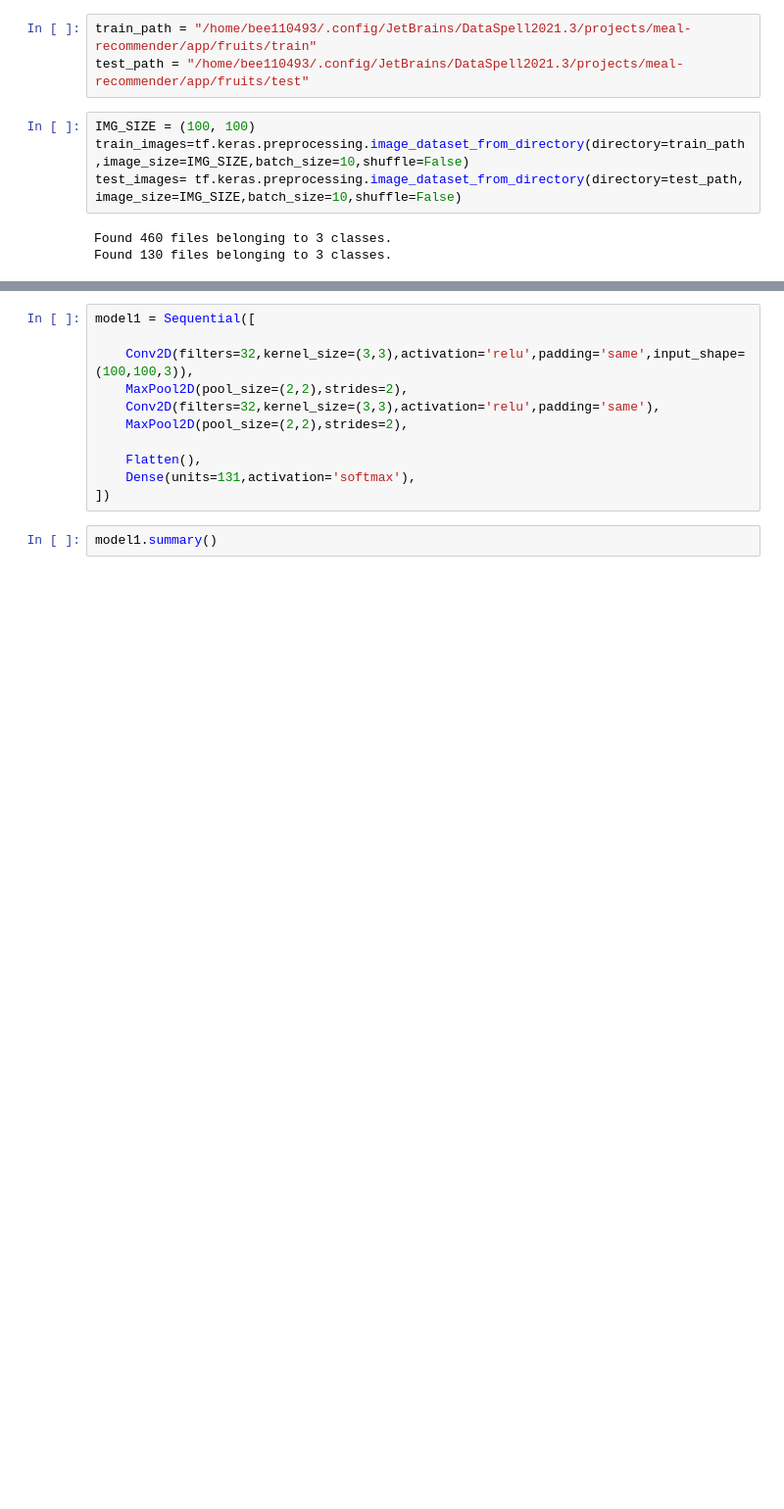
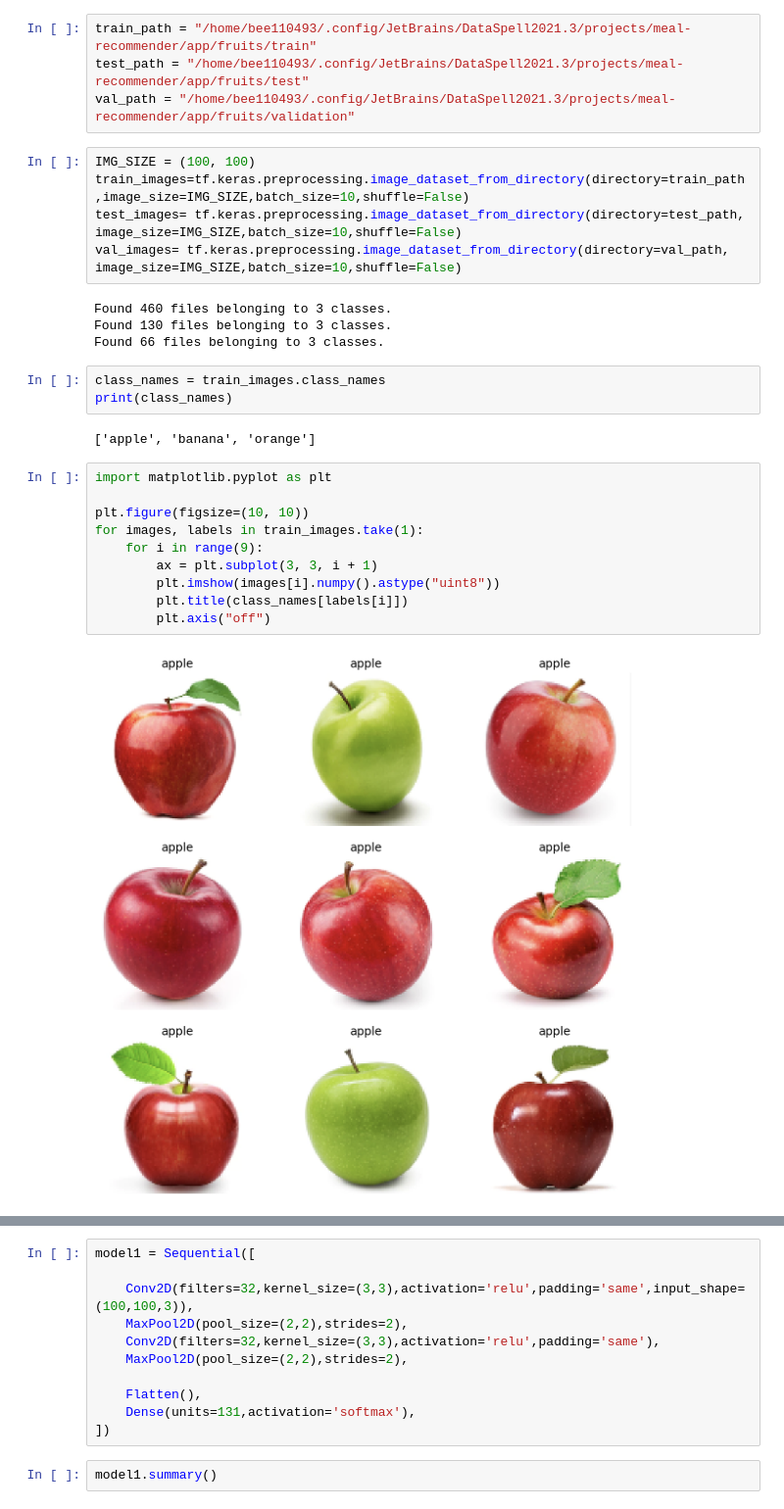
Before and after one commit to Pttmr/meal-recommender, a Jupyter notebook: classification.ipynb, the cells around one changed output, grey strips where cells are left out. Shown: that part at 98% size. Drawn from its saved outputs; the diff is of its cells as text; blank space fills up the shorter version.

```diff
--- a/classification.ipynb
+++ b/classification.ipynb
@@ -31,10 +22,30 @@ import joblib
 # %%
 train_path = "/home/bee110493/.config/JetBrains/DataSpell2021.3/projects/meal-recommender/app/fruits/train"
 test_path = "/home/bee110493/.config/JetBrains/DataSpell2021.3/projects/meal-recommender/app/fruits/test"
+val_path = "/home/bee110493/.config/JetBrains/DataSpell2021.3/projects/meal-recommender/app/fruits/validation"
 # %%
 IMG_SIZE = (100, 100)
 train_images=tf.keras.preprocessing.image_dataset_from_directory(directory=train_path,image_size=IMG_SIZE,batch_size=10,shuffle=False)
 test_images= tf.keras.preprocessing.image_dataset_from_directory(directory=test_path, image_size=IMG_SIZE,batch_size=10,shuffle=False)
+val_images= tf.keras.preprocessing.image_dataset_from_directory(directory=val_path, image_size=IMG_SIZE,batch_size=10,shuffle=False)
 # %% [output]
 Found 460 files belonging to 3 classes.
 Found 130 files belonging to 3 classes.
+Found 66 files belonging to 3 classes.
+# %%
+class_names = train_images.class_names
+print(class_names)
+# %% [output]
+['apple', 'banana', 'orange']
+# %%
+import matplotlib.pyplot as plt
+
+plt.figure(figsize=(10, 10))
+for images, labels in train_images.take(1):
+    for i in range(9):
+        ax = plt.subplot(3, 3, i + 1)
+        plt.imshow(images[i].numpy().astype("uint8"))
+        plt.title(class_names[labels[i]])
+        plt.axis("off")
+# %% [output]
+[figure, added]
```
Also changed, not shown: parts of 11 cells of this notebook, 2 other files.
